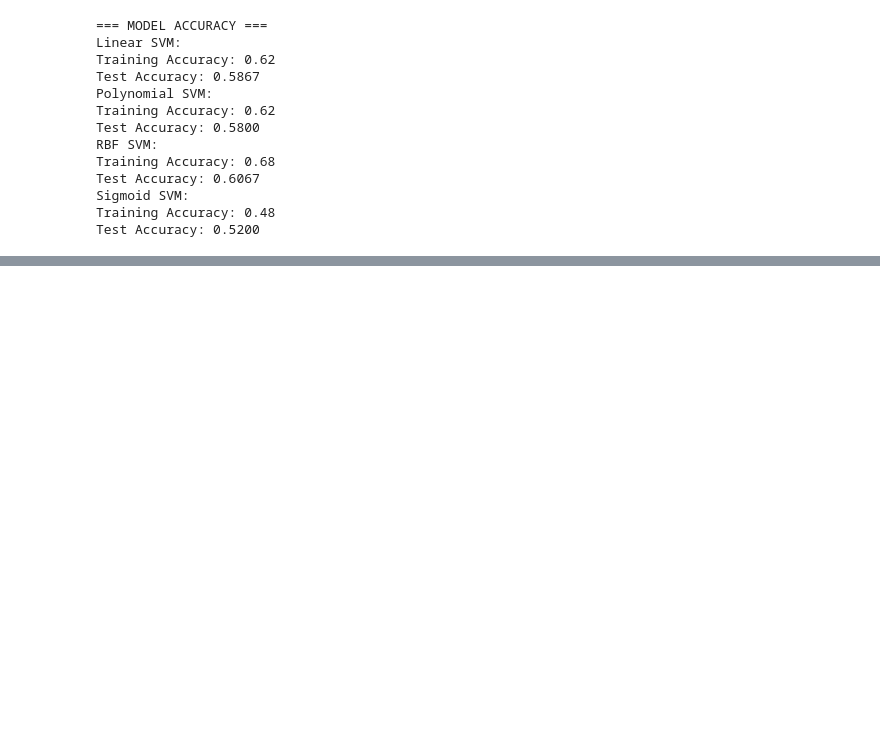
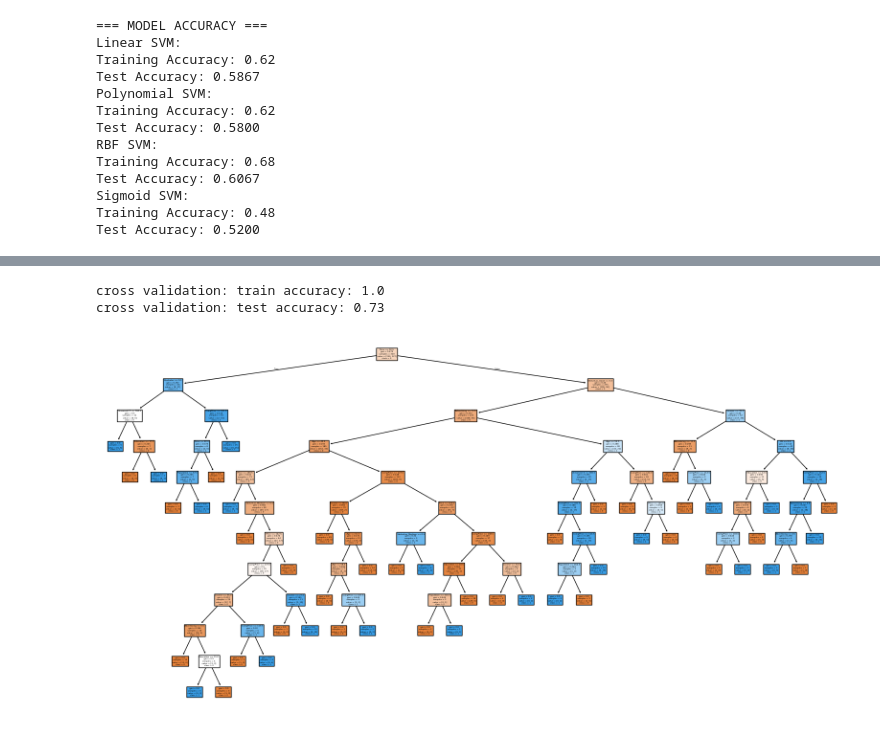
Before and after one commit to Mohammed-Zaheerullah/data-science-portfolio, a Jupyter notebook: core-data-science-practice.ipynb, the cells around one changed output, grey strips where cells are left out. Drawn from its saved outputs; the diff is of its cells as text; code cells hidden in the pictures; blank space fills up the shorter version.

```diff
--- a/core-data-science-practice.ipynb
+++ b/core-data-science-practice.ipynb
@@ -1985,0 +2068,8 @@ FileNotFoundError: [Errno 2] No such file or directory: 'sales.csv'
+# %%
+from sklearn.preprocessing import LabelEncoder
+LE=LabelEncoder()
+df["Shelveloc"]=LE.fit_transform(df["ShelveLoc"])
+df["Urban"]=LE.fit_transform(df["Urban"])
+df["US"]=LE.fit_transform(df["US"])
+df["high"]=LE.fit_transform(df["high"])
+df.head()
@@ -1985,0 +2129,17 @@ FileNotFoundError: [Errno 2] No such file or directory: 'sales.csv'
+# %%
+import pandas as pd
+from sklearn.model_selection import train_test_split
+
+# 1. Separate features and target column
+X = df.drop('high', axis=1)
+Y = df['high']
+
+# 2. Convert text columns (like ShelveLoc, Urban, US) into numeric dummies
+X = pd.get_dummies(X, drop_first=True)
+
+# 3. Split the data correctly
+X_train, X_test, Y_train, Y_test = train_test_split(X, Y, test_size=0.2, random_state=42)
+
+# 4. Confirm the shapes match perfectly now
+print("X_train shape:", X_train.shape)
+print("Y_train shape:", Y_train.shape)
@@ -1985,0 +2182,48 @@ FileNotFoundError: [Errno 2] No such file or directory: 'sales.csv'
+# %%
+from sklearn.tree import DecisionTreeClassifier
+
+model = DecisionTreeClassifier(criterion ='gini')
+
+#Setup ShuffleSplit  Cross-Validate
+
+from sklearn.model_selection import ShuffleSplit, cross_validate
+
+shuffle_split = ShuffleSplit(n_splits = 200, test_size =0.3, random_state = 42)
+
+#Perform cross-validate and collect both train and test scores
+
+cv_results = cross_validate(model, X, Y, cv= shuffle_split, scoring = 'accuracy', return_train_score = True)
+
+#Extract train and test scores
+
+train_scores = cv_results['train_score']
+
+test_scores = cv_results['test_score']
+
+print("cross validation: train accuracy:", np.round(train_scores.mean(), 2))
+
+print("cross validation: test accuracy:", np.round(test_scores.mean(),2))
+# %% [output]
+cross validation: train accuracy: 1.0
+cross validation: test accuracy: 0.73
+# %%
+from sklearn.tree import plot_tree    #Import function to visualize Decision Tree
+
+import matplotlib.pyplot as plt       #Import matplotlib for plotting
+
+plt.figure(figsize =(20,10))          #Create a figure for the plot
+
+plot_tree (
+    DT,
+
+    filled = True,
+
+    feature_names = X.columns,
+
+    class_names = ['0','1']          #Names of the target classes
+
+)
+
+plt.show()
+# %% [output]
+[figure, added]
```
Also changed, not shown: parts of 17 cells of this notebook.
